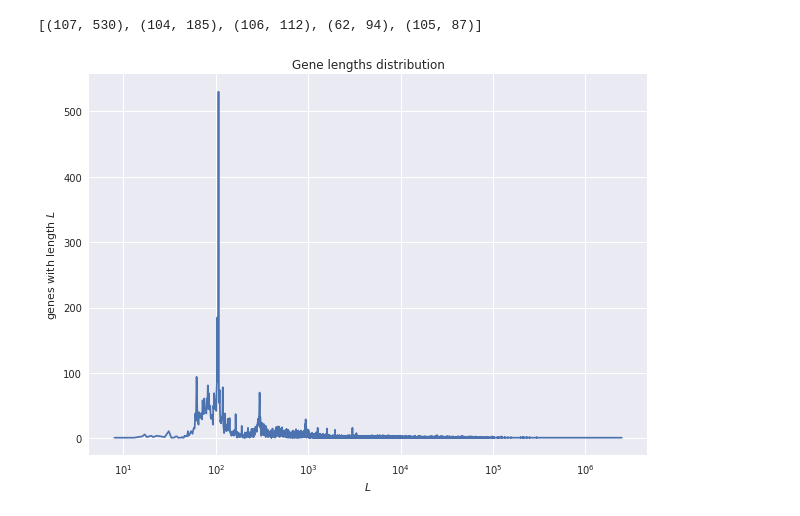
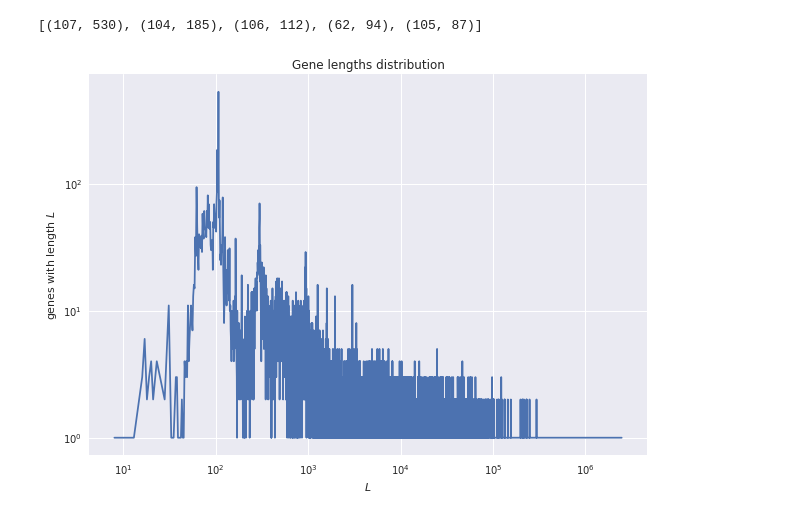
Before and after one commit to Ad115/ICGC-data-parser, a Jupyter notebook: mutations_distribution_genes.ipynb, the cells around one changed output. Saved outputs shown, nothing was run; the diff lists cells and outputs as text; code cells hidden in the pictures.

```diff
--- a/mutations_distribution_genes.ipynb
+++ b/mutations_distribution_genes.ipynb
@@ -216,16 +216,17 @@ lengths_distribution.most_common(5)
 # %%
 x = sorted(lengths_distribution.keys())
 y = [lengths_distribution[i] for i in x]
 
 plt.figure(figsize=(10, 7))
 
 plt.plot(x, y)
 plt.xscale('log')
+plt.yscale('log')
 plt.title('Gene lengths distribution')
 plt.xlabel('$L$')
 plt.ylabel('genes with length $L$')
 
 plt.savefig('gene-lengths.png')
 plt.show()
 # %% [output]
-[figure, old version]
+[figure, new version]
```
Also changed, not shown: parts of 1 cell of this notebook, 7 other files.
